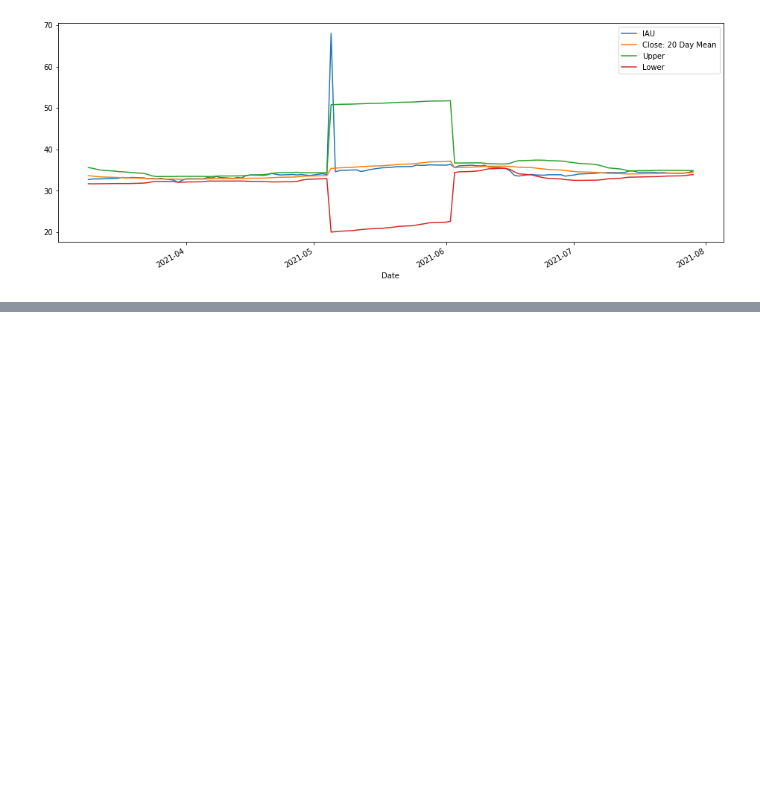
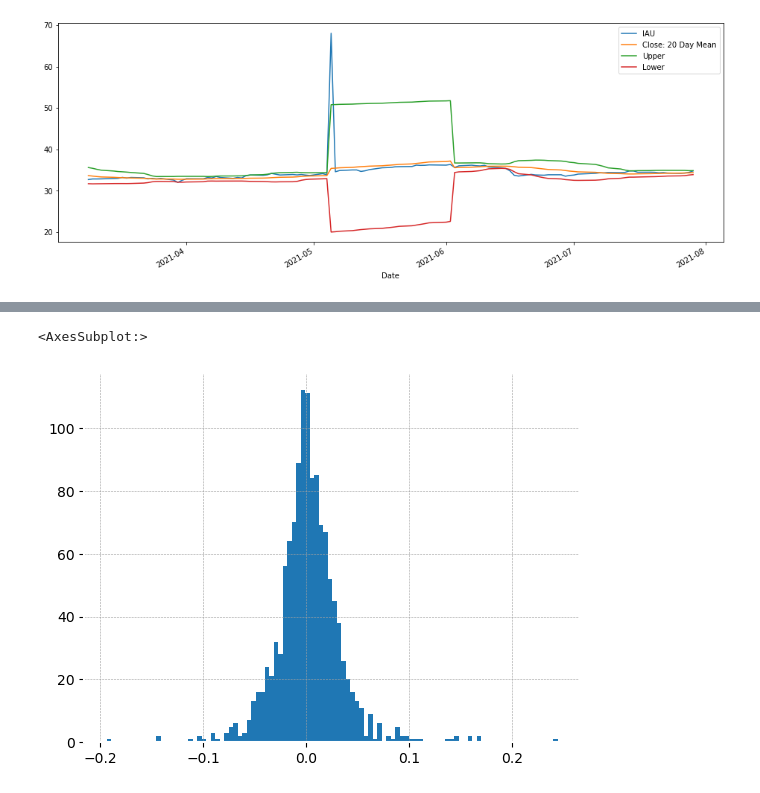
Before and after one commit to aguilarNikolas/Python_forFinancialAnalysis_andAlgorithmicTrading, a Jupyter notebook: Python_for_Financial_Analysis_and_Algorithmic_Trading.ipynb, the cells around one changed output, grey strips where cells are left out. Saved outputs shown, nothing was run; the diff lists cells and outputs as text; code cells hidden in the pictures; blank space fills up the shorter version.

```diff
--- a/Python_for_Financial_Analysis_and_Algorithmic_Trading.ipynb
+++ b/Python_for_Financial_Analysis_and_Algorithmic_Trading.ipynb
@@ -105,0 +347,5 @@ mydata[['IAU','Close: 20 Day Mean','Upper','Lower']].tail(100).plot(figsize=(16,
+# %%
+TESLA['returns'].hist(bins=100)
+# %% [output]
+<AxesSubplot:>
+[figure, added]
```
Also changed, not shown: parts of 27 cells of this notebook.
